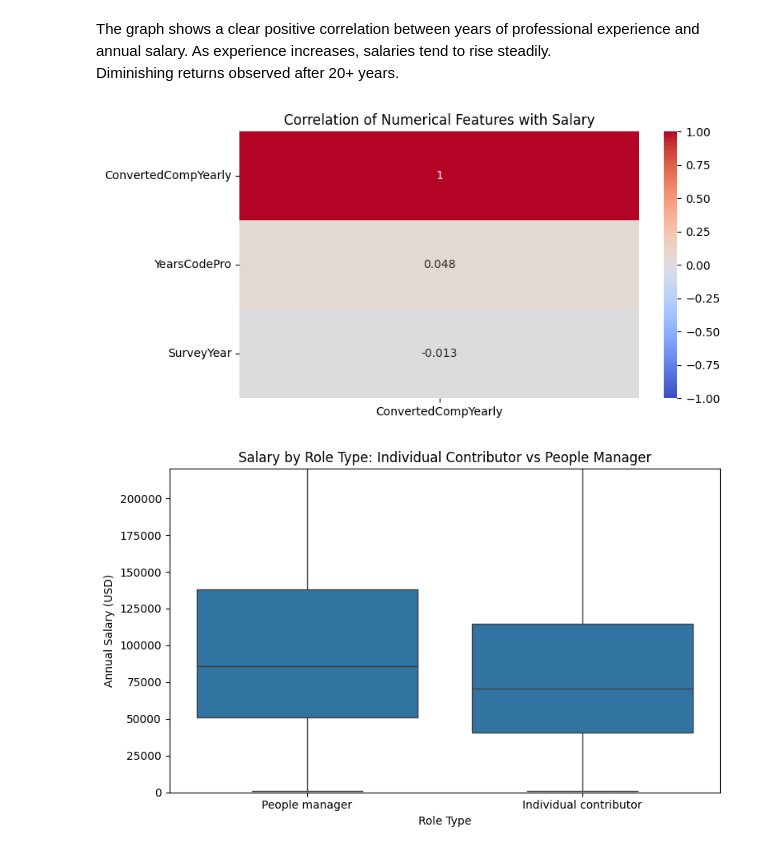
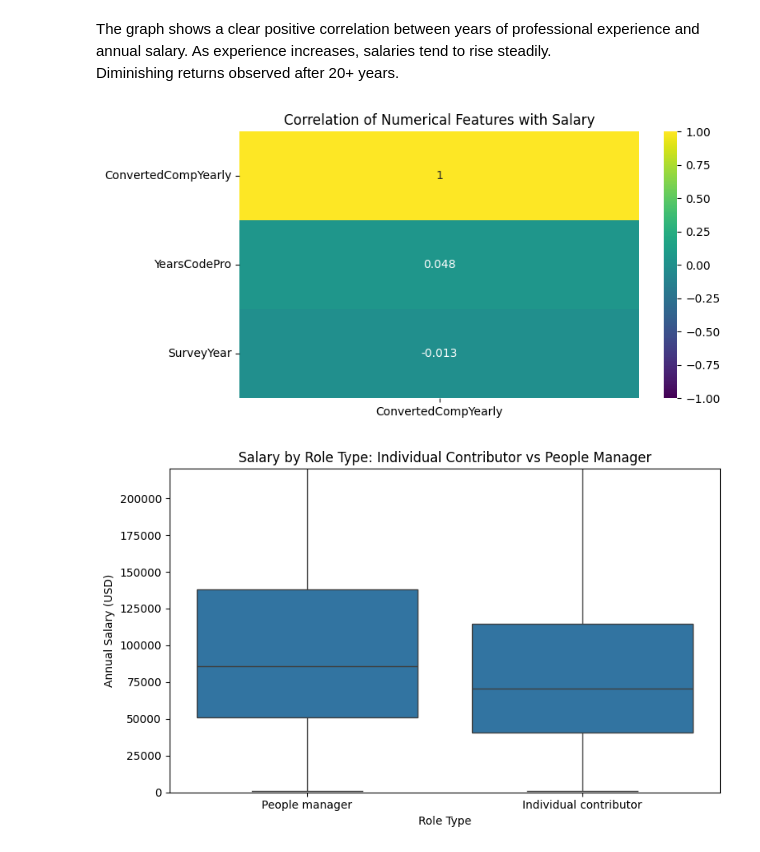
Before and after one commit to Owiti-Charles/Developers-Salary-Predictor, a Jupyter notebook: notebook.ipynb, the cells around one changed output. Cells and saved outputs as stored; diff of their text form; code cells hidden in the pictures.

```diff
--- a/notebook.ipynb
+++ b/notebook.ipynb
@@ -358,17 +369,17 @@ Diminishing returns observed after 20+ years.
 # %%
 numeric_features = df.select_dtypes(include=[np.number])
 corr_matrix = numeric_features.corr()
 
 plt.figure(figsize=(8,4))
 sns.heatmap(
     corr_matrix[['ConvertedCompYearly']].sort_values(by='ConvertedCompYearly', ascending=False),
-    annot=True, cmap='coolwarm', vmin=-1, vmax=1
+    annot=True, cmap='viridis', vmin=-1, vmax=1
 )
 plt.title("Correlation of Numerical Features with Salary")
 plt.tight_layout()
 plt.show()
 # %% [output]
-[figure, old version]
+[figure, new version]
 # %%
 ## Salary by ICorPM (Individual Contributor vs People Manager)
 # Filter to remove missing or "Missing" values
```
Also changed, not shown: parts of 23 cells of this notebook.
